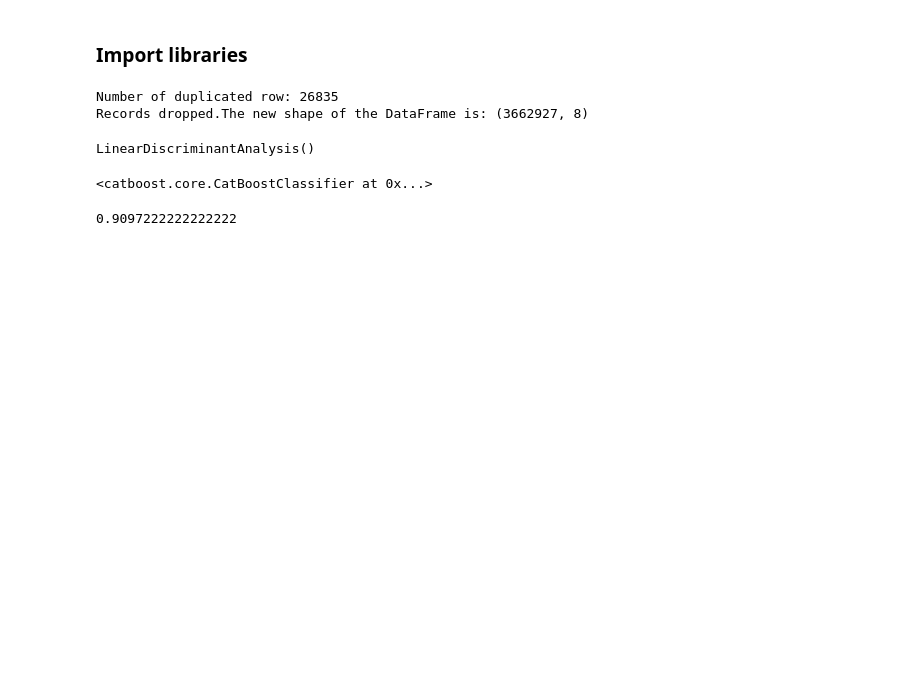
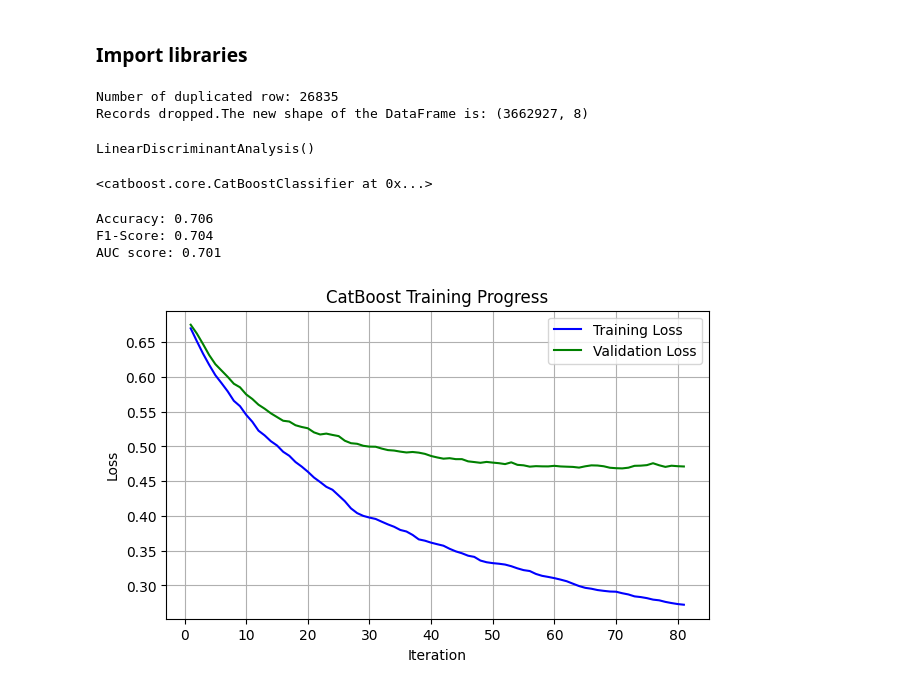
Before and after one commit to ongadut/DS_team2, a Jupyter notebook: Final_Project_Team2_FeatureEngineering_LDA.ipynb, the cells around one changed output. Cells and saved outputs as stored; diff of their text form; code cells hidden in the pictures; blank space fills up the shorter version.

```diff
--- a/Final_Project_Team2_FeatureEngineering_LDA.ipynb
+++ b/Final_Project_Team2_FeatureEngineering_LDA.ipynb
@@ -64,3 +59,9 @@ lda_model = LDA()
 lda_model.fit(X_train, y_train)
 # %% [output]
 LinearDiscriminantAnalysis()
+# %%
+X_train = lda_model.transform(X_train)
+X_test = lda_model.transform(X_test)
+# %%
+train_data = Pool(data=X_train, label=y_train)
+test_data = Pool(data=X_test, label=y_test)
@@ -67,11 +71,18 @@ LinearDiscriminantAnalysis()
 # %%
-model_cat = CatBoostClassifier(learning_rate=0.03,iterations=1000,depth=8,loss_function='Logloss',min_data_in_leaf=5,random_seed=42)
-model_cat.fit(lda_model.transform(X_train), y_train,verbose=False)
+model_cat = CatBoostClassifier(learning_rate=0.03,iterations=500,depth=8,loss_function='Logloss',min_data_in_leaf=5,early_stopping_rounds=10,random_seed=42)
+model_cat.fit(train_data,eval_set=test_data ,verbose=False)
 # %% [output]
 <catboost.core.CatBoostClassifier at 0x...>
-# %%
-pred = model_cat.predict_proba(lda_model.transform(X_test))
-auc = roc_auc_score(y_test, pred[:, 1])
-auc
-# %% [output]
-0.9097222222222222
+# %%
+y_pred = model_cat.predict(test_data)
+auc = roc_auc_score(y_test, y_pred)
+accuracy = accuracy_score(y_test, y_pred)
+f1 = f1_score(y_test, y_pred, average='weighted')
+auc = roc_auc_score(y_test, y_pred)
+print(f"Accuracy: {accuracy:.3f}")
+print(f"F1-Score: {f1:.3f}")
+print(f'AUC score: {auc:.3f}')
+# %% [output]
+Accuracy: 0.706
+F1-Score: 0.704
+AUC score: 0.701
@@ -77,0 +93,17 @@ auc
+# %%
+evals_result = model_cat.get_evals_result()
+train_loss = evals_result['learn']['Logloss']
+test_loss = evals_result['validation']['Logloss']
+iterations = np.arange(1, len(train_loss) + 1)
+
+plt.figure(figsize=(7, 4))
+plt.plot(iterations, train_loss, label='Training Loss', color='blue')
+plt.plot(iterations, test_loss, label='Validation Loss', color='green')
+plt.xlabel('Iteration')
+plt.ylabel('Loss')
+plt.title('CatBoost Training Progress')
+plt.legend()
+plt.grid()
+plt.show()
+# %% [output]
+[figure, added]
```
Also changed, not shown: parts of 4 cells of this notebook, 3 other files.
